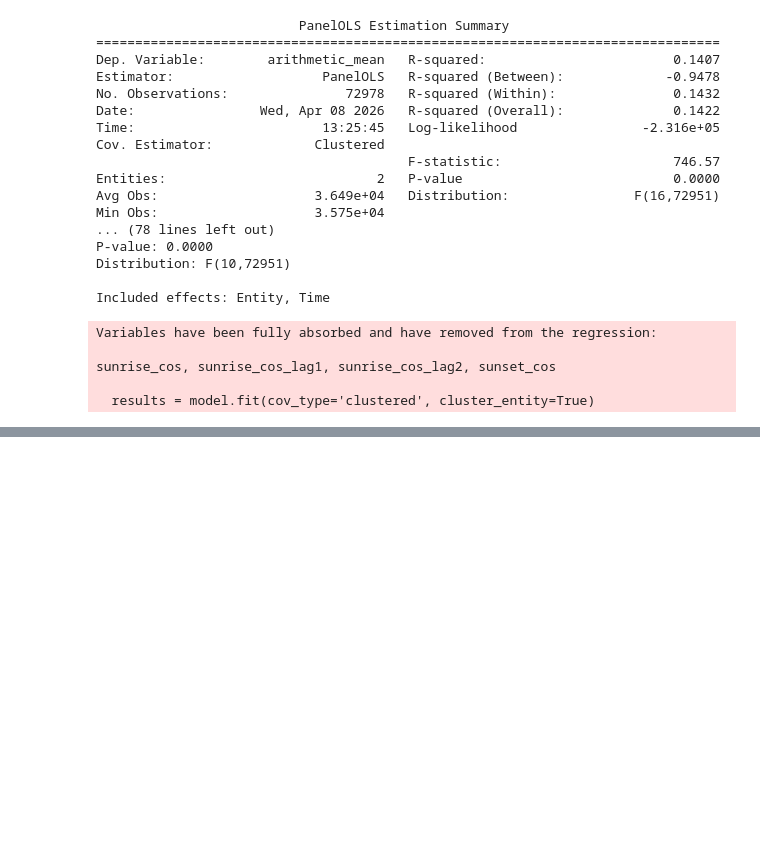
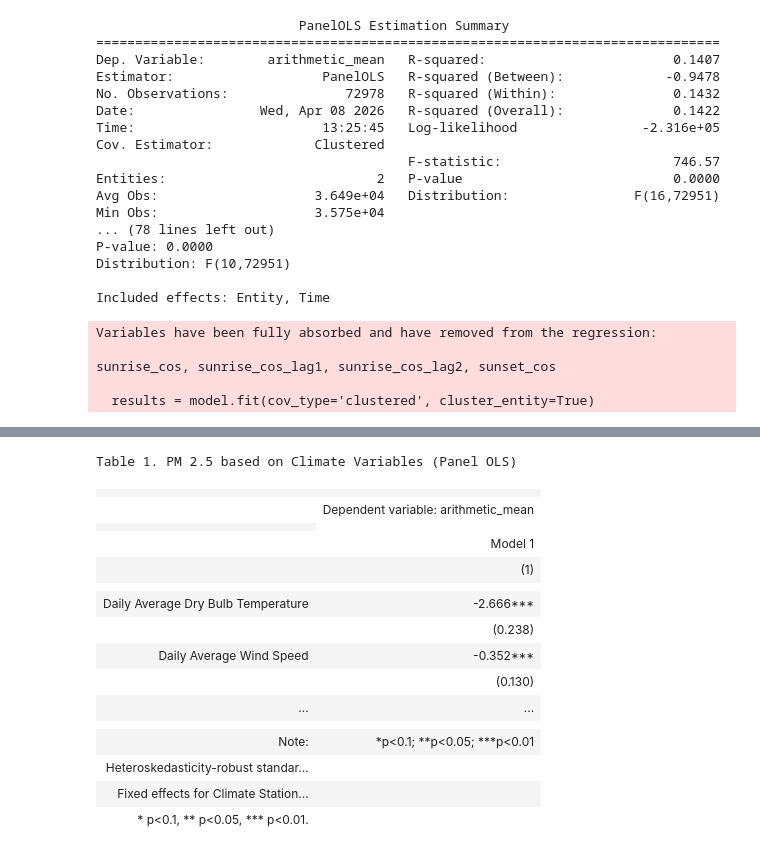
Before and after one commit to griffinberonio/AAE-724-Repo, a Jupyter notebook: Analysis_Notebook.ipynb, the cells around one changed output, grey strips where cells are left out. Drawn from its saved outputs; the diff is of its cells as text; code cells hidden in the pictures; blank space fills up the shorter version.

```diff
--- a/Analysis_Notebook.ipynb
+++ b/Analysis_Notebook.ipynb
@@ -697,0 +856,76 @@ sunrise_cos, sunrise_cos_lag1, sunrise_cos_lag2, sunset_cos
+# %%
+# Extract p-values from your panel model results
+def sig_vars(model_name):
+    p_values = model_name.pvalues
+
+    # Filter for variables where p < 0.05 (or your chosen threshold)
+    significant_vars = p_values[p_values < 0.01].index.tolist()
+
+    # If the 'intercept' or 'const' is significant but you want to hide it,
+    # you can remove it from the list manually:
+    if 'const' in significant_vars:
+        significant_vars.remove('const')
+
+    return significant_vars
+# %%
+star = Stargazer([model_1_panel_results ])
+
+star.title("Table 1. PM 2.5 based on Climate Variables (Panel OLS)")
+star.custom_columns(["Model 1"], [1])
+star.covariate_order(sig_vars(model_1_panel_results))  # Only include significant variables in the table
+star.rename_covariates({
+    "DailyAverageDryBulbTemperature":      "Daily Average Dry Bulb Temperature",
+    "DailyAverageDewPointTemperature":  "Daily Average Dew Point Temperature",
+    "DailyAveragePrecipitation": "Daily Average Precipitation",
+    "DailyAveragePressureChange":     "Daily Average Pressure Change",
+    "DailyAverageRelativeHumidity":     "Daily Average Relative Humidity",
+    "DailyAverageSeaLevelPressure":     "Daily Average Sea Level Pressure",
+    "DailyAverageStationPressure":     "Daily Average Station Pressure",
+    "DailyAverageWetBulbTemperature":     "Daily Average Wet Bulb Temperature",
+    "DailyAverageWindDirection_cos":     "Daily Average Wind Direction (cosine)",
+    "DailyAverageWindDirection_sin":     "Daily Average Wind Direction (sine)",
+    "DailyAverageWindGustSpeed":     "Daily Average Wind Gust Speed",
+    "DailyAverageWindSpeed":     "Daily Average Wind Speed",
+    "DailyDepartureFromNormalAverageTemperature":     "Daily Departure from Normal Average Temperature",
+    "DailyMaximumDryBulbTemperature":     "Daily Maximum Dry Bulb Temperature",
+    "DailyMinimumDryBulbTemperature":     "Daily Minimum Dry Bulb Temperature",
+    "DailyPeakWindDirection_cos":     "Daily Peak Wind Direction (cosine)",
+    "DailyPeakWindSpeed":     "Daily Peak Wind Speed",
+    "DailyPrecipitation":     "Daily Precipitation",
+    "DailySustainedWindDirection_cos":     "Daily Sustained Wind Direction (cosine)",
+    "DailySustainedWindDirection_sin":     "Daily Sustained Wind Direction (sine)",
+    "DailySustainedWindSpeed":     "Daily Sustained Wind Speed"
+})
+star.significance_levels([0.1, 0.05, 0.01])   # * p<0.1, ** p<0.05, *** p<0.01
+star.show_degrees_of_freedom(False)
+
+star.add_line(
+    "Standard errors",
+    ["Robust (HC1)"],
+    LineLocation.FOOTER_TOP,
+)
+star.add_custom_notes([
+    "Heteroskedasticity-robust standard errors in parentheses.",
+    "Fixed effects for Climate Station and Year included",
+    "* p<0.1, ** p<0.05, *** p<0.01.",
+])
+
+star
+# %% [output]
+Table 1. PM 2.5 based on Climate Variables (Panel OLS)
+|  |  |
+|  | Dependent variable: arithmetic_mean |
+|  |
+|  | Model 1 |
+|  | (1) |
+|  |  |
+| Daily Average Dry Bulb Temperature | -2.666*** |
+|  | (0.238) |
+| Daily Average Wind Speed | -0.352*** |
+|  | (0.130) |
+| ... | ... |
+|  |  |
+| Note: | *p<0.1; **p<0.05; ***p<0.01 |
+| Heteroskedasticity-robust standar... |  |
+| Fixed effects for Climate Station... |  |
+| * p<0.1, ** p<0.05, *** p<0.01. |  |
```
Also changed, not shown: parts of 16 cells of this notebook, 1 other file.
